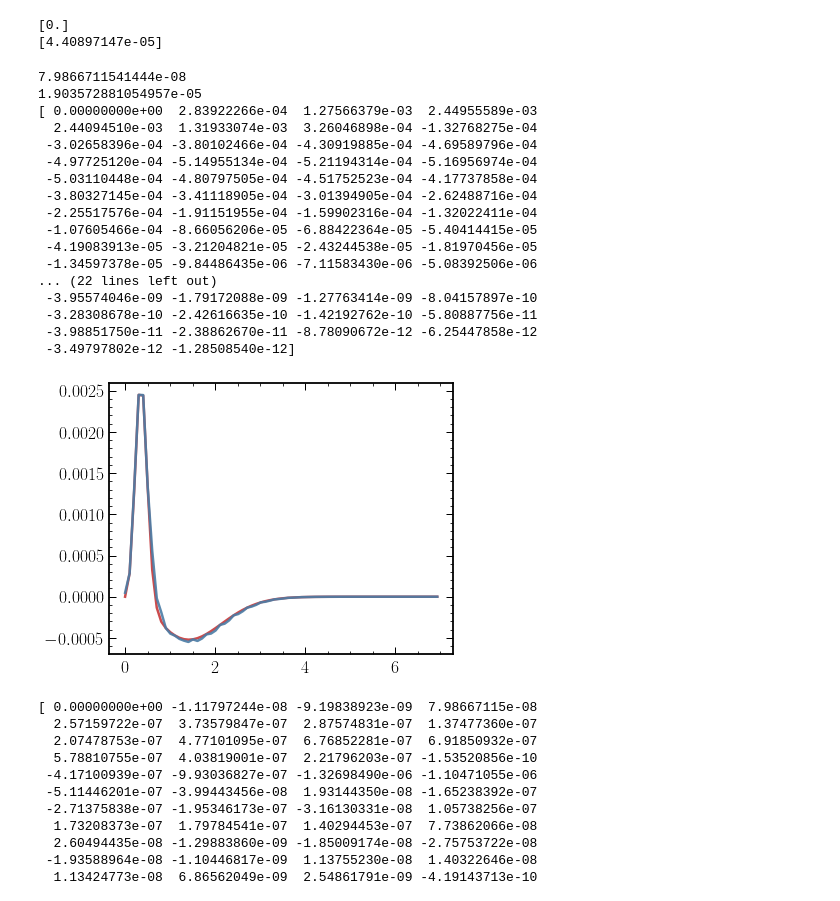
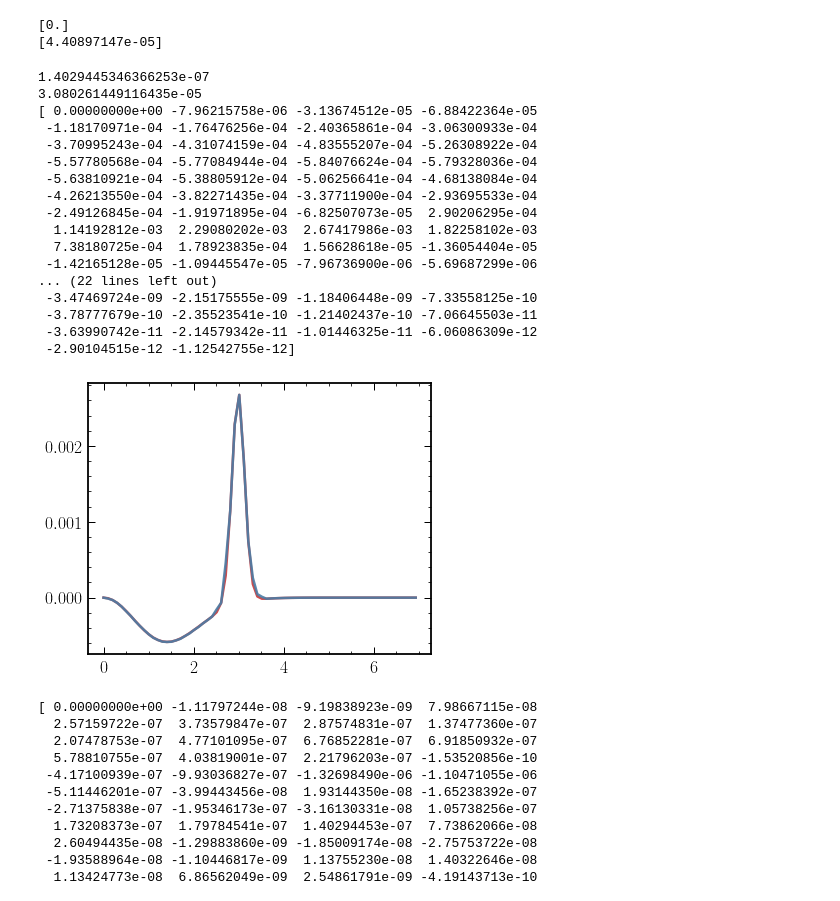
Before and after one commit to hongwanliu/millicharged_DM_with_bath, a Jupyter notebook: notebooks/Fluctuations.ipynb, the cells around one changed output. Cells and saved outputs as stored; diff of their text form; code cells hidden in the pictures.

```diff
--- a/notebooks/Fluctuations.ipynb
+++ b/notebooks/Fluctuations.ipynb
@@ -378,4 +416,4 @@ array([[0.00058188, 0.00082386]])
 
 T21_fluc = fluctuations.Fluctuations(Vlis*29., T21_data_reduced)
 
-spsm_res = T21_fluc.xi_f_numerical([1])
+res = T21_fluc.xi_f_numerical([1])
@@ -547,39 +589,39 @@ tilted_2d  = np.array([[tilted((u1+u2) / 2, (u1-u2) / 2) for u2 in u_ary] for u1
 # %%
 ratio = regular_2d / tilted_2d
 
 plt.figure()
 
-ind = 3
+ind = 30
 
 
 
 plt.plot(u_ary, regular_2d[ind].flatten())
 plt.plot(u_ary, tilted_2d[ind].flatten())
 
 print(np.trapz(np.squeeze(regular_2d[ind]), u_ary))
 print(np.trapz(np.squeeze(tilted_2d[ind]), u_ary))
 
 print(np.squeeze(regular_2d[ind]))
 print(np.squeeze(tilted_2d[ind]))
 # %% [output]
-7.9866711541444e-08
-1.903572881054957e-05
-[ 0.00000000e+00  2.83922266e-04  1.27566379e-03  2.44955589e-03
-  2.44094510e-03  1.31933074e-03  3.26046898e-04 -1.32768275e-04
- -3.02658396e-04 -3.80102466e-04 -4.30919885e-04 -4.69589796e-04
- -4.97725120e-04 -5.14955134e-04 -5.21194314e-04 -5.16956974e-04
- -5.03110448e-04 -4.80797505e-04 -4.51752523e-04 -4.17737858e-04
- -3.80327145e-04 -3.41118905e-04 -3.01394905e-04 -2.62488716e-04
- -2.25517576e-04 -1.91151955e-04 -1.59902316e-04 -1.32022411e-04
- -1.07605466e-04 -8.66056206e-05 -6.88422364e-05 -5.40414415e-05
- -4.19083913e-05 -3.21204821e-05 -2.43244538e-05 -1.81970456e-05
- -1.34597378e-05 -9.84486435e-06 -7.11583430e-06 -5.08392506e-06
+1.4029445346366253e-07
+3.080261449116435e-05
+[ 0.00000000e+00 -7.96215758e-06 -3.13674512e-05 -6.88422364e-05
+ -1.18170971e-04 -1.76476256e-04 -2.40365861e-04 -3.06300933e-04
+ -3.70995243e-04 -4.31074159e-04 -4.83555207e-04 -5.26308922e-04
+ -5.57780568e-04 -5.77084944e-04 -5.84076624e-04 -5.79328036e-04
+ -5.63810921e-04 -5.38805912e-04 -5.06256641e-04 -4.68138084e-04
+ -4.26213550e-04 -3.82271435e-04 -3.37711900e-04 -2.93695533e-04
+ -2.49126845e-04 -1.91971895e-04 -6.82507073e-05  2.90206295e-04
+  1.14192812e-03  2.29080202e-03  2.67417986e-03  1.82258102e-03
+  7.38180725e-04  1.78923835e-04  1.56628618e-05 -1.36054404e-05
+ -1.42165128e-05 -1.09445547e-05 -7.96736900e-06 -5.69687299e-06
 ... (22 lines left out)
- -3.95574046e-09 -1.79172088e-09 -1.27763414e-09 -8.04157897e-10
- -3.28308678e-10 -2.42616635e-10 -1.42192762e-10 -5.80887756e-11
- -3.98851750e-11 -2.38862670e-11 -8.78090672e-12 -6.25447858e-12
- -3.49797802e-12 -1.28508540e-12]
+ -3.47469724e-09 -2.15175555e-09 -1.18406448e-09 -7.33558125e-10
+ -3.78777679e-10 -2.35523541e-10 -1.21402437e-10 -7.06645503e-11
+ -3.63990742e-11 -2.14579342e-11 -1.01446325e-11 -6.06086309e-12
+ -2.90104515e-12 -1.12542755e-12]
-[figure, old version]
+[figure, new version]
 # %%
 print(np.trapz(np.squeeze(regular_2d), u_ary))
 print(np.trapz(np.squeeze(tilted_2d), u_ary))
```
Also changed, not shown: parts of 12 cells of this notebook, 1 other file.
